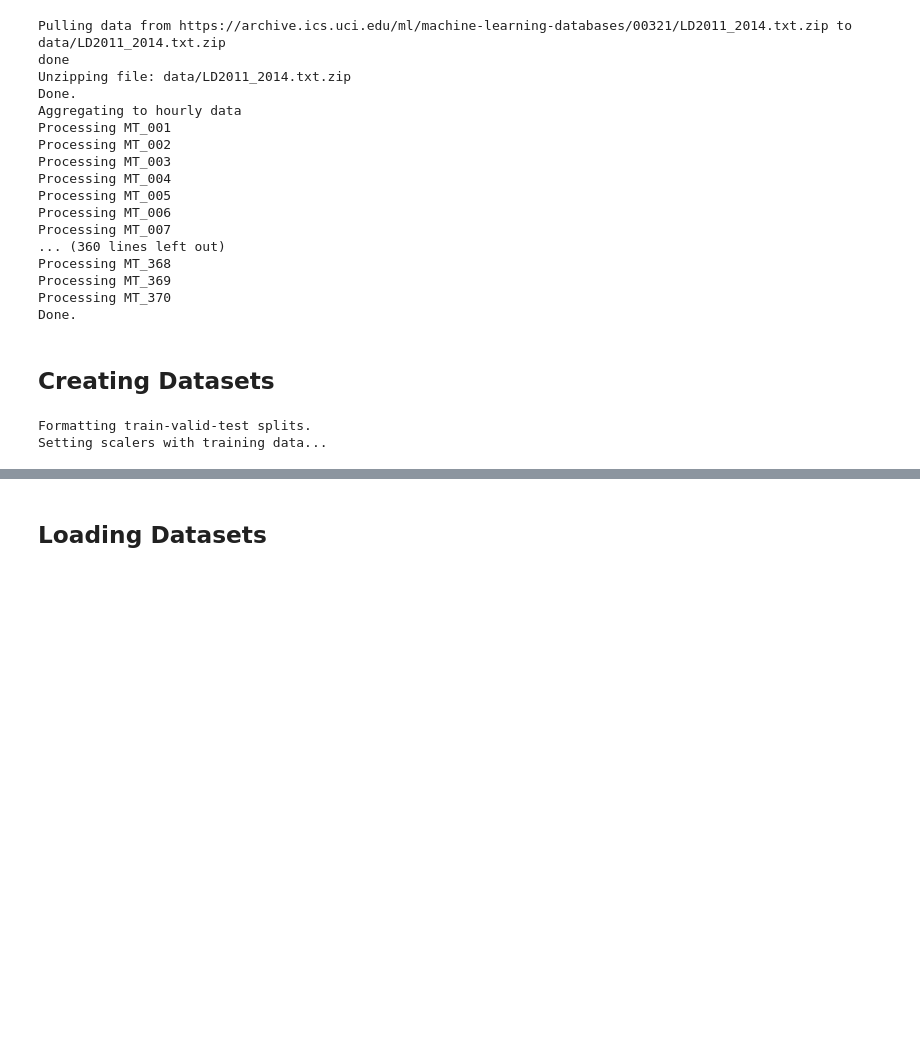
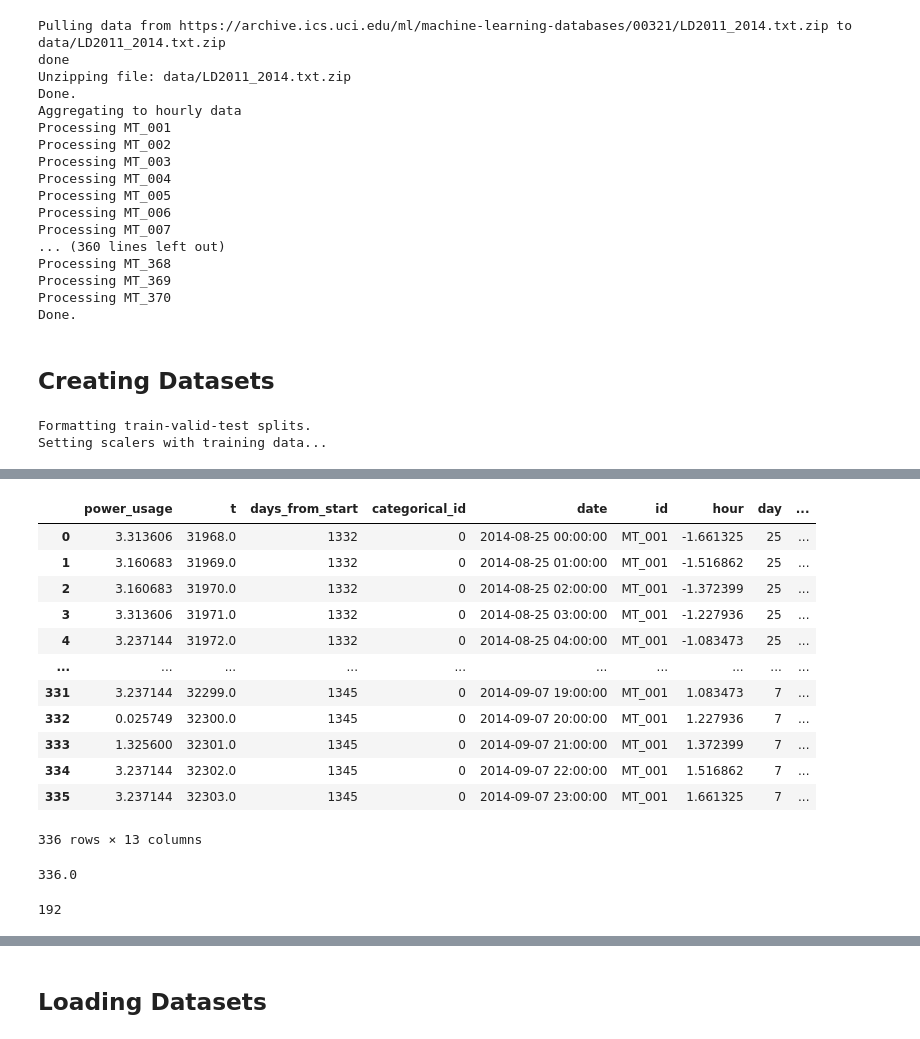
Before and after one commit to sktime/pytorch-forecasting, a Jupyter notebook: training_tft.ipynb, the cells around one changed output, grey strips where cells are left out. Drawn from its saved outputs; the diff is of its cells as text; code cells hidden in the pictures; blank space fills up the shorter version.

```diff
--- a/training_tft.ipynb
+++ b/training_tft.ipynb
@@ -64,0 +143,20 @@ Setting scalers with training data...
+# %%
+test[test.categorical_id == 0]
+# %% [output]
+|  | power_usage | t | days_from_start | categorical_id | date | id | hour | day | ... |
+| 0 | 3.313606 | 31968.0 | 1332 | 0 | 2014-08-25 00:00:00 | MT_001 | -1.661325 | 25 | ... |
+| 1 | 3.160683 | 31969.0 | 1332 | 0 | 2014-08-25 01:00:00 | MT_001 | -1.516862 | 25 | ... |
+| 2 | 3.160683 | 31970.0 | 1332 | 0 | 2014-08-25 02:00:00 | MT_001 | -1.372399 | 25 | ... |
+| 3 | 3.313606 | 31971.0 | 1332 | 0 | 2014-08-25 03:00:00 | MT_001 | -1.227936 | 25 | ... |
+| 4 | 3.237144 | 31972.0 | 1332 | 0 | 2014-08-25 04:00:00 | MT_001 | -1.083473 | 25 | ... |
+| ... | ... | ... | ... | ... | ... | ... | ... | ... | ... |
+| 331 | 3.237144 | 32299.0 | 1345 | 0 | 2014-09-07 19:00:00 | MT_001 | 1.083473 | 7 | ... |
+| 332 | 0.025749 | 32300.0 | 1345 | 0 | 2014-09-07 20:00:00 | MT_001 | 1.227936 | 7 | ... |
+| 333 | 1.325600 | 32301.0 | 1345 | 0 | 2014-09-07 21:00:00 | MT_001 | 1.372399 | 7 | ... |
+| 334 | 3.237144 | 32302.0 | 1345 | 0 | 2014-09-07 22:00:00 | MT_001 | 1.516862 | 7 | ... |
+| 335 | 3.237144 | 32303.0 | 1345 | 0 | 2014-09-07 23:00:00 | MT_001 | 1.661325 | 7 | ... |
+336 rows × 13 columns
+# %%
+test.groupby(['categorical_id']).apply(lambda x: x.shape[0]).mean()
+# %% [output]
+336.0
@@ -64,0 +165,4 @@ Setting scalers with training data...
+# %%
+data_formatter.get_time_steps()
+# %% [output]
+192
```
Also changed, not shown: parts of 21 cells of this notebook.
